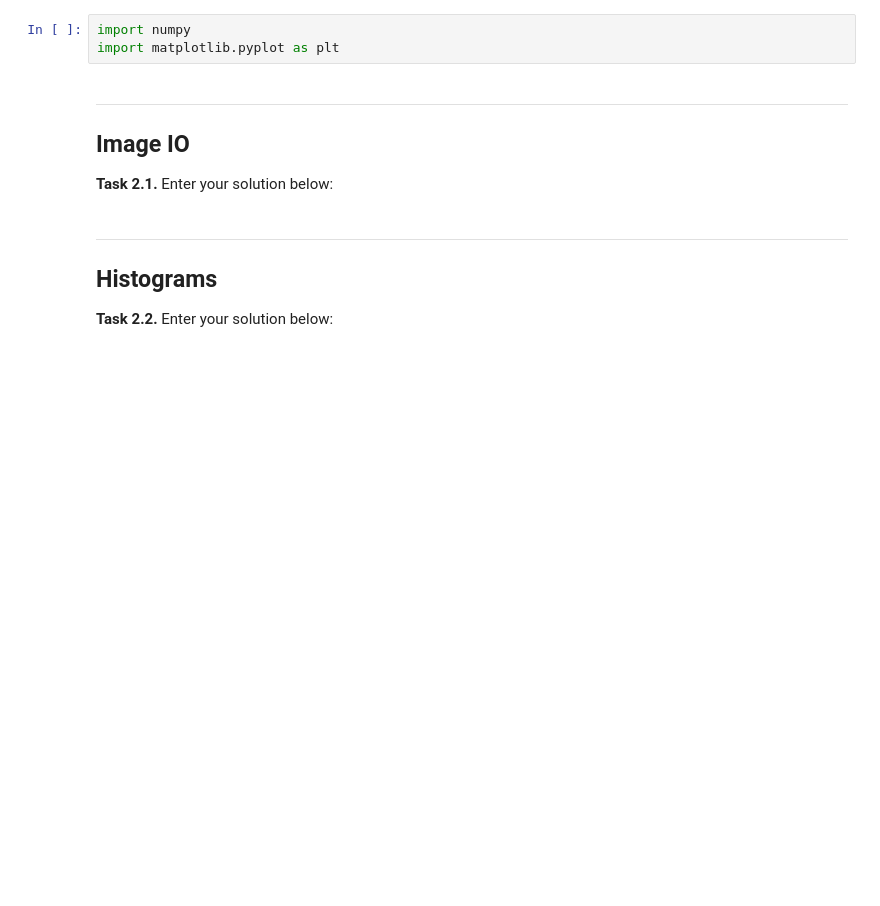
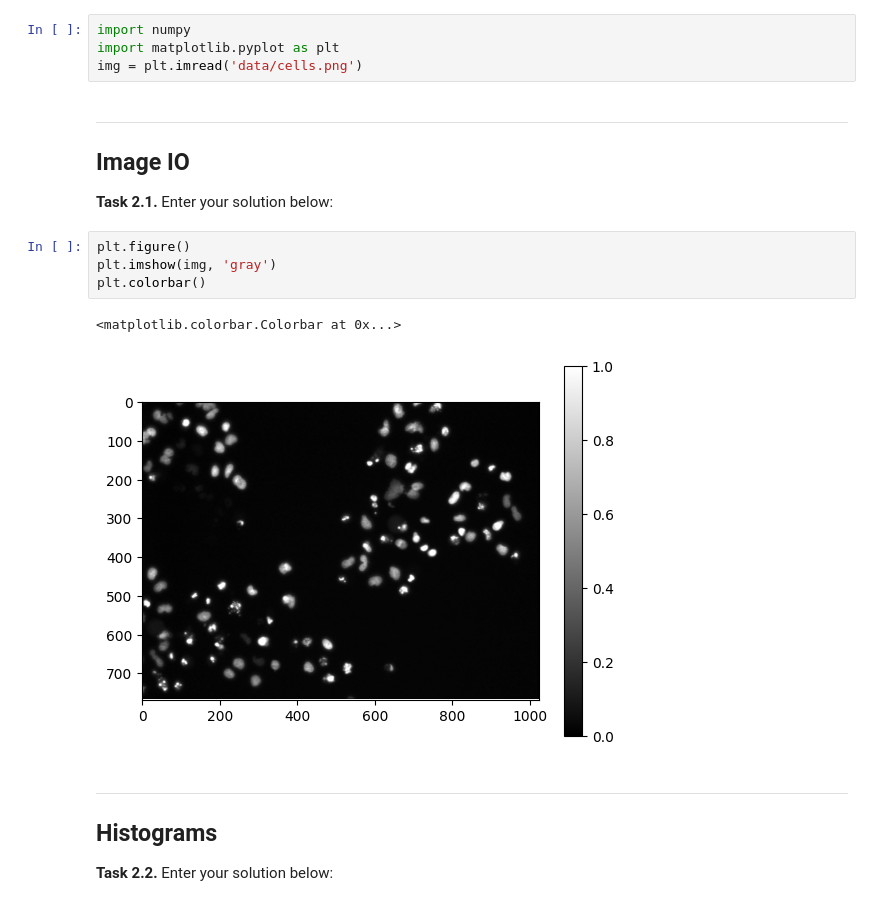
Before and after one commit to MarcelBuss/mobi-fs3-python, a Jupyter notebook: task2.ipynb, the cells around one changed output. Saved outputs shown, nothing was run; the diff lists cells and outputs as text; blank space fills up the shorter version.

```diff
--- a/task2.ipynb
+++ b/task2.ipynb
@@ -3,12 +3,20 @@
 # %%
 import numpy
 import matplotlib.pyplot as plt
+img = plt.imread('data/cells.png')
 # %% [markdown]
 ---
 
 ## Image IO
 
 **<a id="#">Task 2.1.</a>** Enter your solution below:
+# %%
+plt.figure()
+plt.imshow(img, 'gray')
+plt.colorbar()
+# %% [output]
+<matplotlib.colorbar.Colorbar at 0x...>
+[figure, added]
 # %% [markdown]
 ---
 
```
Also changed, not shown: parts of 3 cells of this notebook.
